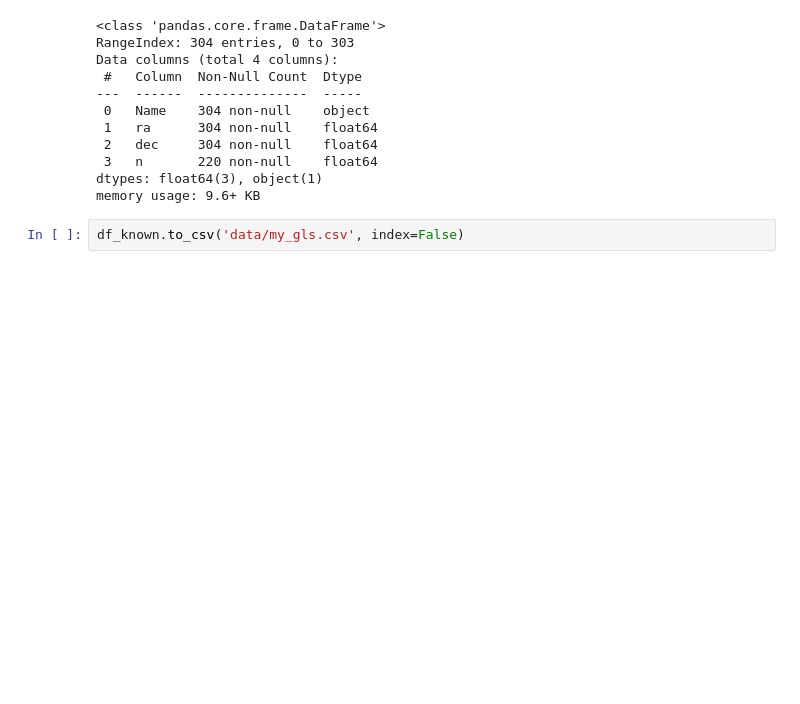
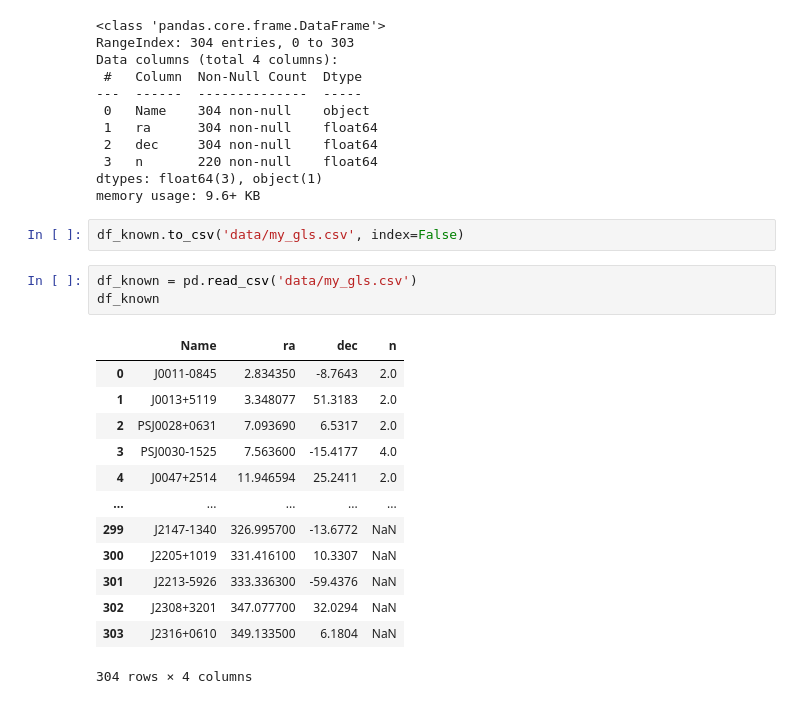
Before and after one commit to AlexeySergeyev/skymapper_glq, a Jupyter notebook: 01_know_database.ipynb, the cells around one changed output. Drawn from its saved outputs; the diff is of its cells as text; blank space fills up the shorter version.

```diff
--- a/01_know_database.ipynb
+++ b/01_know_database.ipynb
@@ -276,3 +276,20 @@ dtypes: float64(3), object(1)
 memory usage: 9.6+ KB
 # %%
 df_known.to_csv('data/my_gls.csv', index=False)
+# %%
+df_known = pd.read_csv('data/my_gls.csv')
+df_known
+# %% [output]
+|  | Name | ra | dec | n |
+| 0 | J0011-0845 | 2.834350 | -8.7643 | 2.0 |
+| 1 | J0013+5119 | 3.348077 | 51.3183 | 2.0 |
+| 2 | PSJ0028+0631 | 7.093690 | 6.5317 | 2.0 |
+| 3 | PSJ0030-1525 | 7.563600 | -15.4177 | 4.0 |
+| 4 | J0047+2514 | 11.946594 | 25.2411 | 2.0 |
+| ... | ... | ... | ... | ... |
+| 299 | J2147-1340 | 326.995700 | -13.6772 | NaN |
+| 300 | J2205+1019 | 331.416100 | 10.3307 | NaN |
+| 301 | J2213-5926 | 333.336300 | -59.4376 | NaN |
+| 302 | J2308+3201 | 347.077700 | 32.0294 | NaN |
+| 303 | J2316+0610 | 349.133500 | 6.1804 | NaN |
+304 rows × 4 columns
```
Also changed, not shown: 14 other files.
